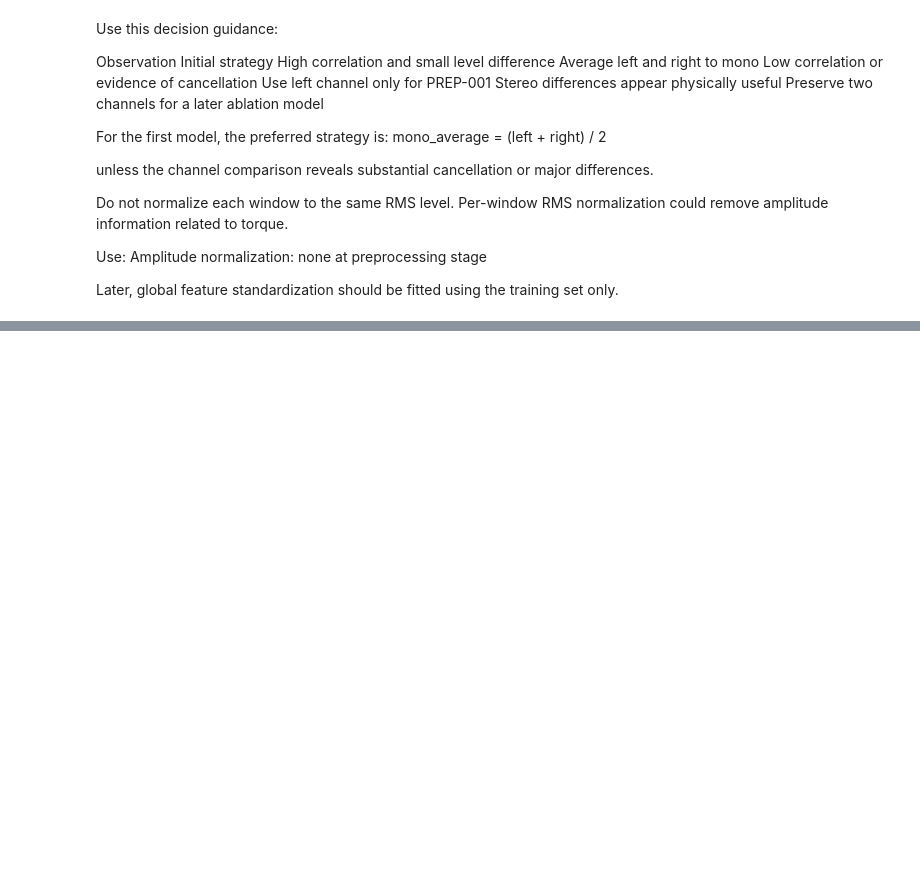
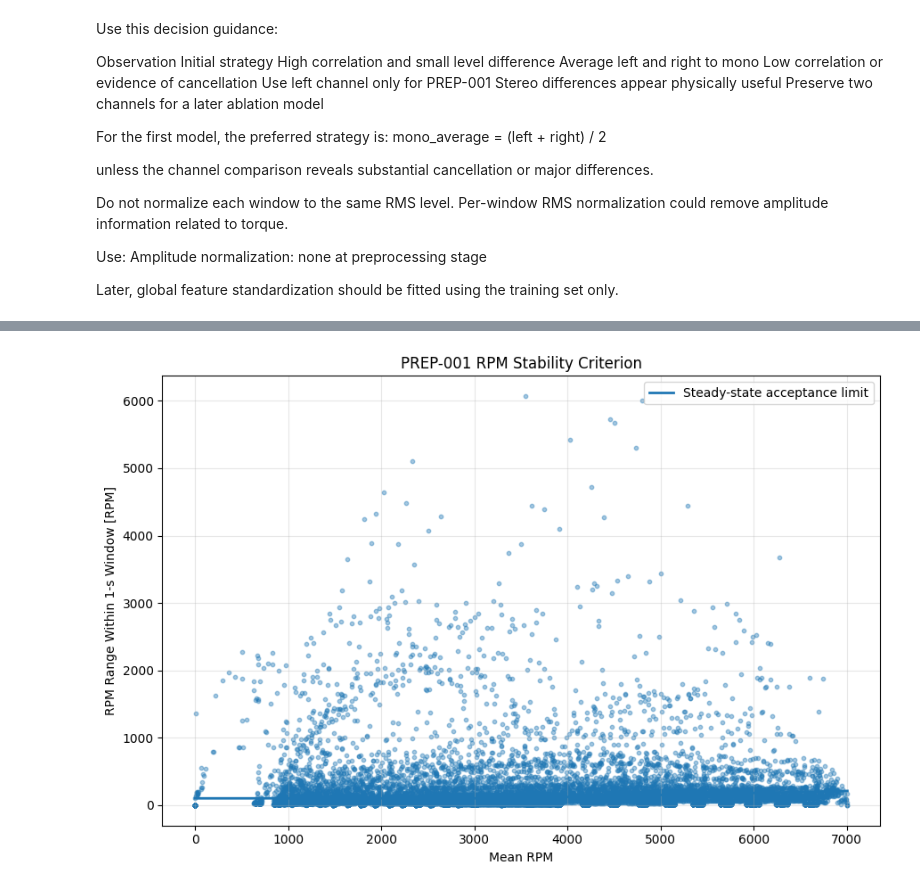
Before and after one commit to vaibhavjiyer87/engine-nvh-deep-learning, a Jupyter notebook: notebooks/02_preprocessing_specification.ipynb, the cells around one changed output, grey strips where cells are left out. Cells and saved outputs as stored; diff of their text form; code cells hidden in the pictures; blank space fills up the shorter version.

```diff
--- a/notebooks/02_preprocessing_specification.ipynb
+++ b/notebooks/02_preprocessing_specification.ipynb
@@ -765,0 +1333,65 @@ Later, global feature standardization should be fitted using the training set on
+# %%
+# Plot RPM variation against mean RPM
+# This helps check whether the steady-state threshold behaves reasonably
+# across the operating range.
+
+fig, ax = plt.subplots(
+    figsize=(9, 6)
+)
+
+ax.scatter(
+    prep001_targets["rpm_mean"],
+    prep001_targets["rpm_range"],
+    s=10,
+    alpha=0.4,
+)
+
+rpm_axis = np.linspace(
+    prep001_targets["rpm_mean"].min(),
+    prep001_targets["rpm_mean"].max(),
+    500,
+)
+
+allowed_range_curve = np.maximum(
+    ABSOLUTE_RPM_LIMIT,
+    RELATIVE_RPM_LIMIT
+    * np.abs(rpm_axis),
+)
+
+ax.plot(
+    rpm_axis,
+    allowed_range_curve,
+    linewidth=2,
+    label="Steady-state acceptance limit",
+)
+
+ax.set_xlabel("Mean RPM")
+ax.set_ylabel("RPM Range Within 1-s Window [RPM]")
+
+ax.set_title(
+    "PREP-001 RPM Stability Criterion"
+)
+
+ax.grid(True, alpha=0.3)
+ax.legend()
+
+fig.tight_layout()
+
+output_path = (
+    DESIGN_FIGURE_DIR
+    / "04_rpm_stability_criterion.png"
+)
+
+fig.savefig(
+    output_path,
+    dpi=300,
+    bbox_inches="tight",
+)
+
+plt.show()
+plt.close(fig)
+
+# This is a useful engineering figure because it shows exactly
+# how you separated steady and transient samples.
+# %% [output]
+[figure, added]
```
Also changed, not shown: parts of 11 cells of this notebook.
